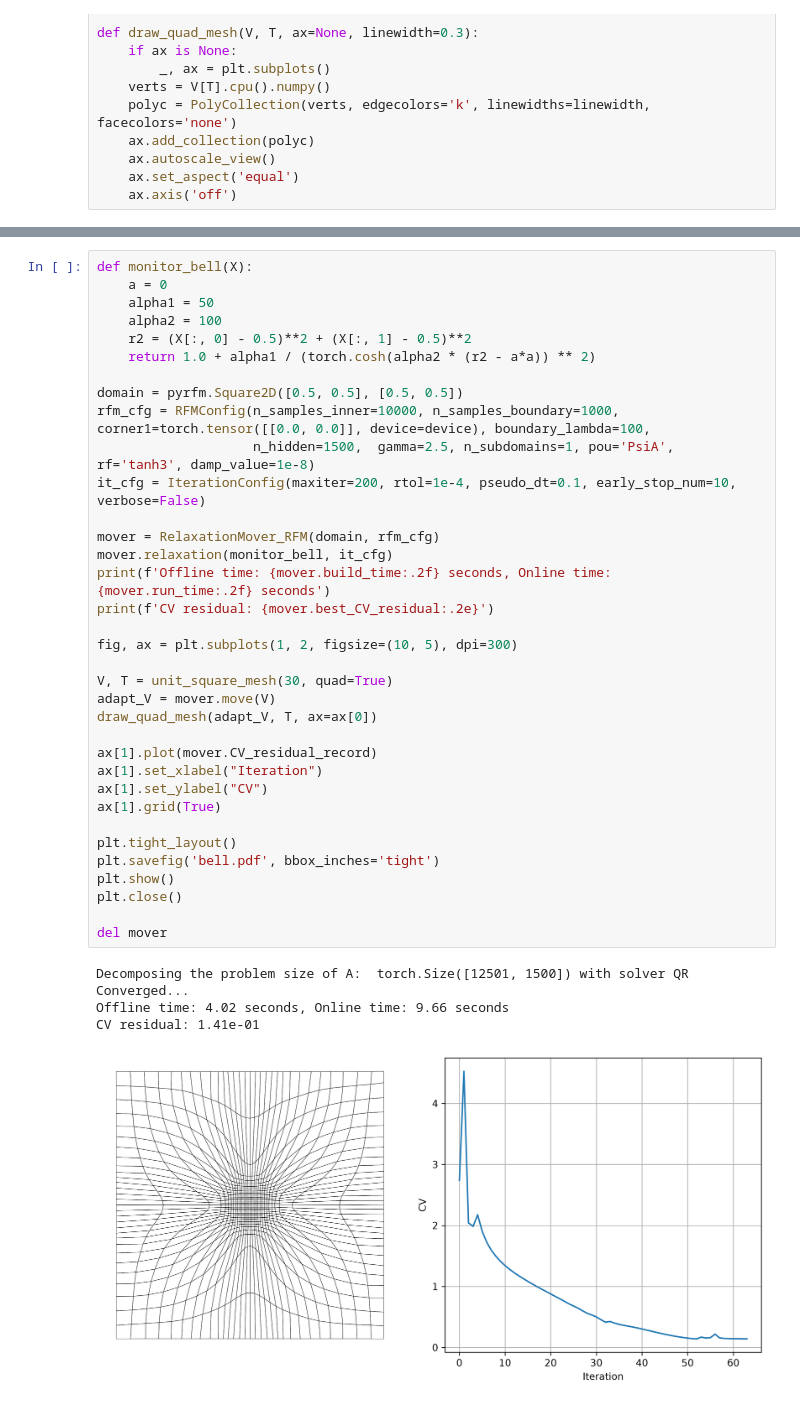
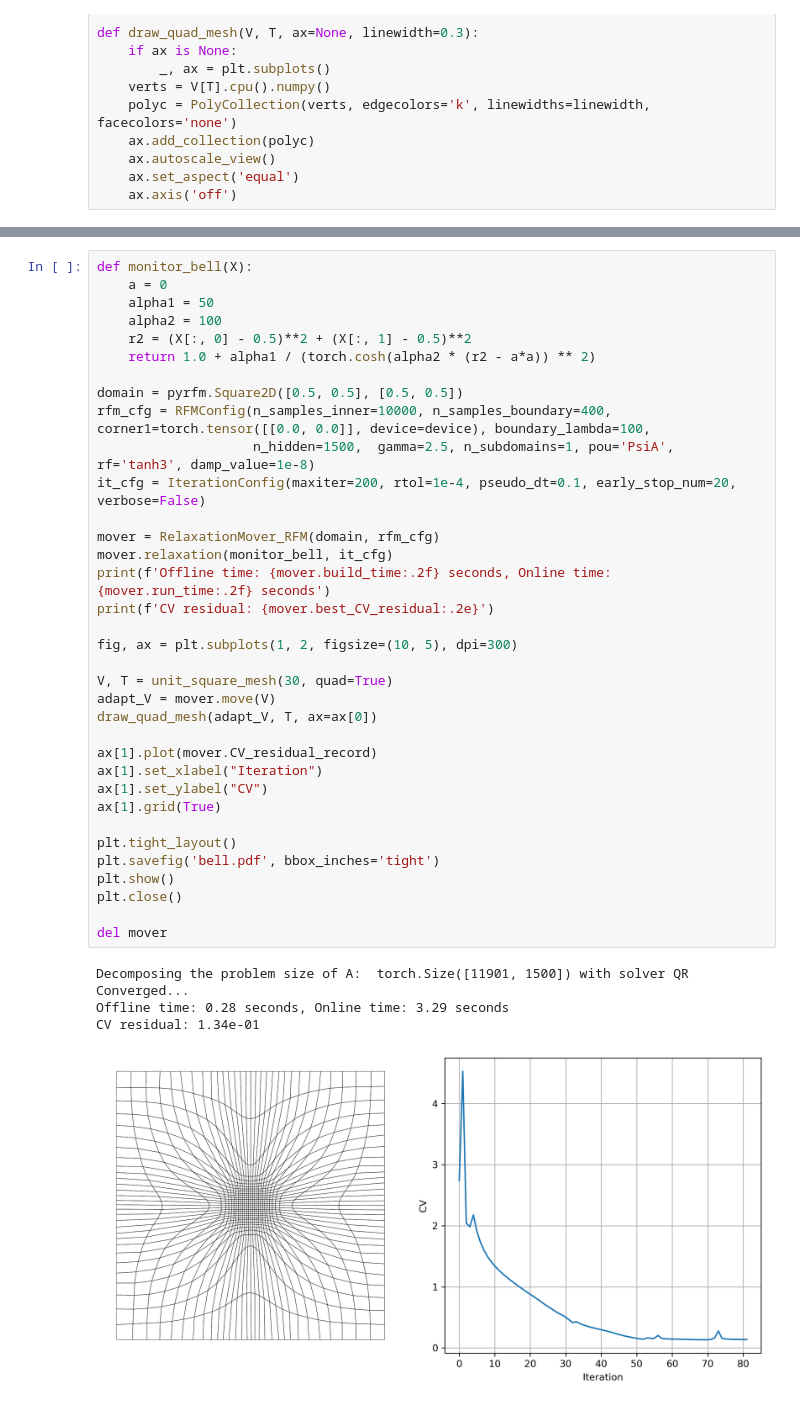
Before and after one commit to GenieYoung/RelaxationMover_RFM, a Jupyter notebook: main.ipynb, the cells around one changed output, grey strips where cells are left out. Saved outputs shown, nothing was run; the diff lists cells and outputs as text.

```diff
--- a/main.ipynb
+++ b/main.ipynb
@@ -182,36 +169,36 @@ def monitor_bell(X):
     r2 = (X[:, 0] - 0.5)**2 + (X[:, 1] - 0.5)**2
     return 1.0 + alpha1 / (torch.cosh(alpha2 * (r2 - a*a)) ** 2)
 
 domain = pyrfm.Square2D([0.5, 0.5], [0.5, 0.5])
-rfm_cfg = RFMConfig(n_samples_inner=10000, n_samples_boundary=1000, corner1=torch.tensor([[0.0, 0.0]], device=device), boundary_lambda=100,
+rfm_cfg = RFMConfig(n_samples_inner=10000, n_samples_boundary=400, corner1=torch.tensor([[0.0, 0.0]], device=device), boundary_lambda=100,
                     n_hidden=1500,  gamma=2.5, n_subdomains=1, pou='PsiA', rf='tanh3', damp_value=1e-8)
-it_cfg = IterationConfig(maxiter=200, rtol=1e-4, pseudo_dt=0.1, early_stop_num=10, verbose=False)
+it_cfg = IterationConfig(maxiter=200, rtol=1e-4, pseudo_dt=0.1, early_stop_num=20, verbose=False)
 
 mover = RelaxationMover_RFM(domain, rfm_cfg)
 mover.relaxation(monitor_bell, it_cfg)
 print(f'Offline time: {mover.build_time:.2f} seconds, Online time: {mover.run_time:.2f} seconds')
 print(f'CV residual: {mover.best_CV_residual:.2e}')
 
 fig, ax = plt.subplots(1, 2, figsize=(10, 5), dpi=300)
 
 V, T = unit_square_mesh(30, quad=True)
 adapt_V = mover.move(V)
 draw_quad_mesh(adapt_V, T, ax=ax[0])
 
 ax[1].plot(mover.CV_residual_record)
 ax[1].set_xlabel("Iteration")
 ax[1].set_ylabel("CV")
 ax[1].grid(True)
 
 plt.tight_layout()
 plt.savefig('bell.pdf', bbox_inches='tight')
 plt.show()
 plt.close()
 
 del mover
 # %% [output]
-Decomposing the problem size of A:  torch.Size([12501, 1500]) with solver QR
+Decomposing the problem size of A:  torch.Size([11901, 1500]) with solver QR
 Converged...
-Offline time: 4.02 seconds, Online time: 9.66 seconds
-CV residual: 1.41e-01
+Offline time: 0.28 seconds, Online time: 3.29 seconds
+CV residual: 1.34e-01
-[figure, old version]
+[figure, new version]
```
Also changed, not shown: parts of 2 cells of this notebook.
